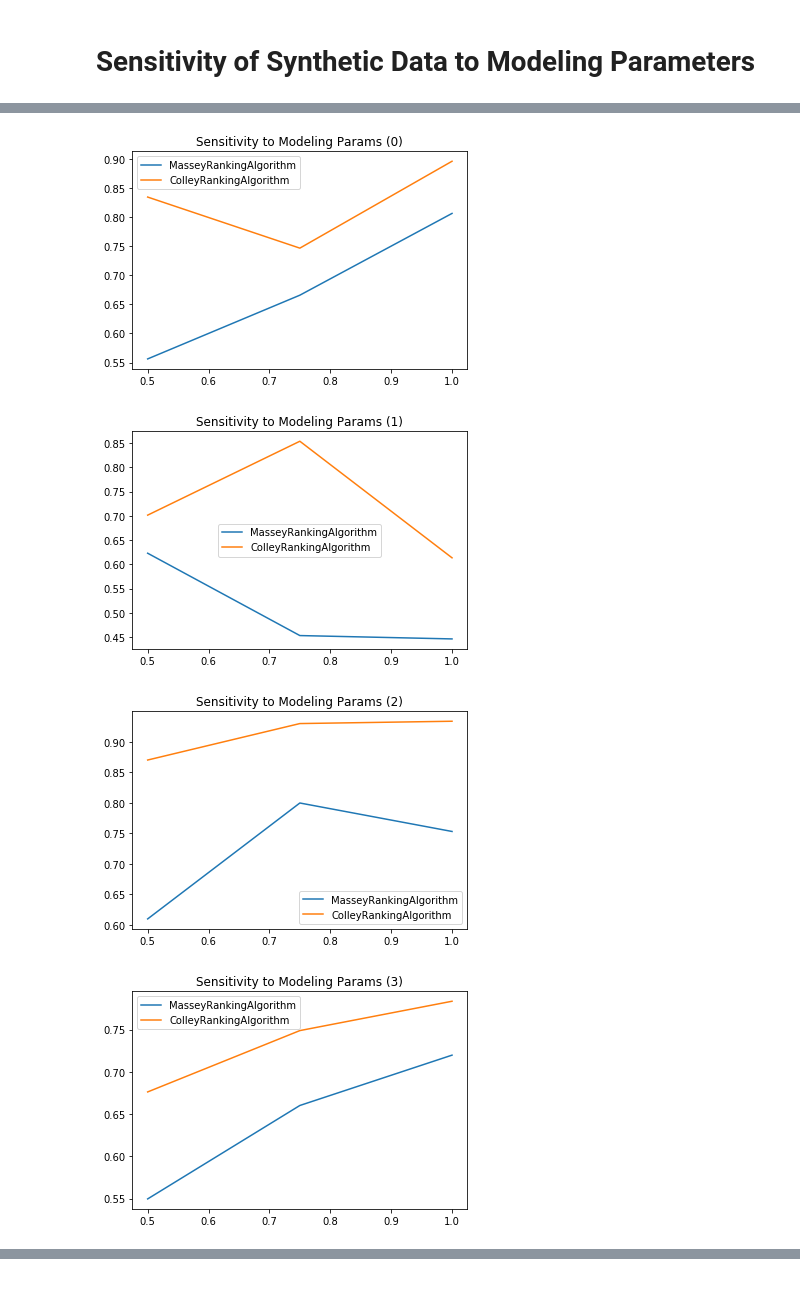
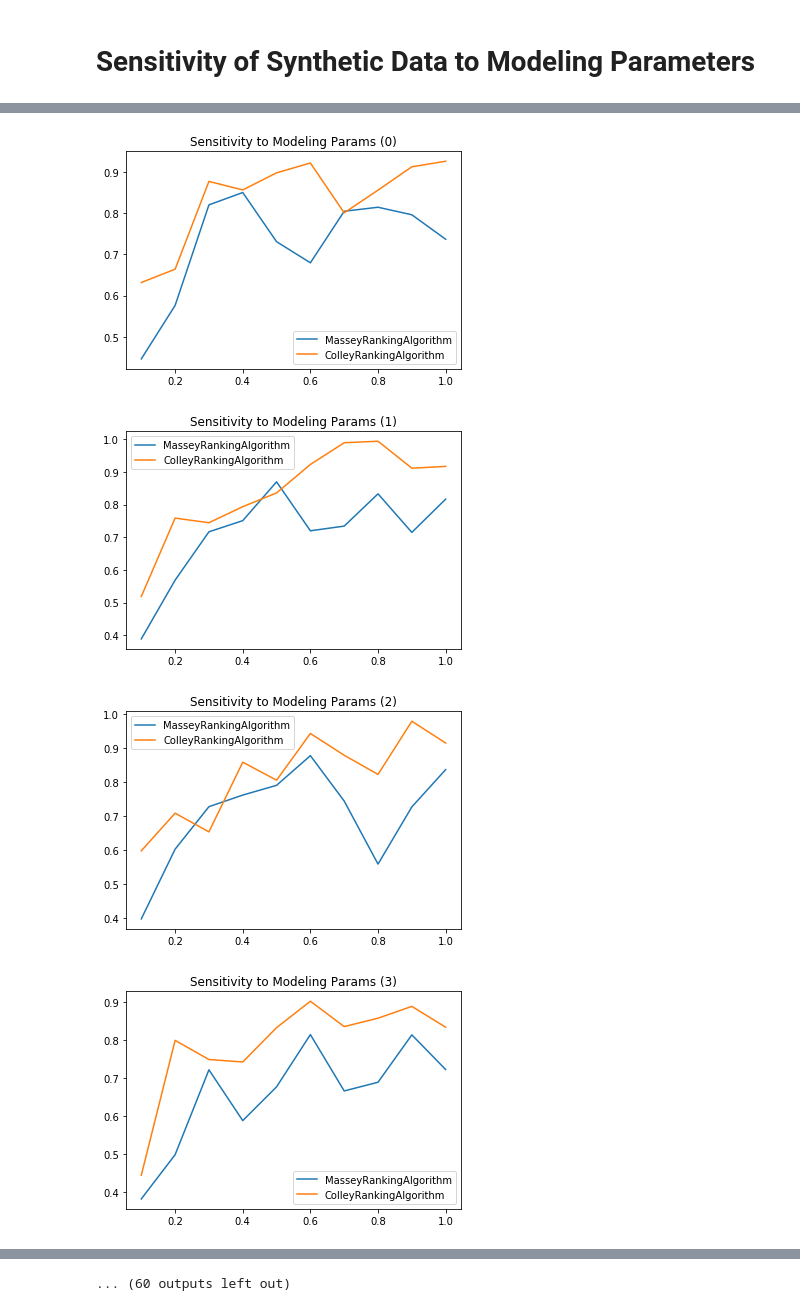
Before and after one commit to IGARDS/sensitivity_study, a Jupyter notebook: experiments/SyntheticDataSensitivityToModelParams.ipynb, the cells around one changed output, grey strips where cells are left out. Saved outputs shown, nothing was run; the diff lists cells and outputs as text; code cells hidden in the pictures.

Commit message:
updated synth data sensitivity to modeling params

```diff
--- a/experiments/SyntheticDataSensitivityToModelParams.ipynb
+++ b/experiments/SyntheticDataSensitivityToModelParams.ipynb
@@ -105,11 +113,11 @@ config = {
     },
     "rankingMethods": [MasseyRankingAlgorithm(), ColleyRankingAlgorithm()],
     "correlationMethod":utilities.kendall_tau,
-    "fracs": [0.5, 0.75, 1.],
+    "fracs": [0.1, 0.2, 0.3, 0.4, 0.5, 0.6, 0.7, 0.8, 0.9, 1.0],
     "n_restarts": 5,
-    "direct_thres": [0, 1, 2],
+    "direct_thres": [0, 1, 2, 5],
     "spread_thres": [0, 1, 2, 3, 4, 5],
-    "weight_indirect": [0.25,0.5,0.75,1],
+    "weight_indirect": [0.0, 0.2, 0.4, 0.6, 0.8, 1.0],
     "raw_filepaths": ["{}/sensitivity_study/data/MarchMadnessDataFrames/march_madness_{}.csv".format(home,yr) for yr in years],
     "model_list": [{"model":DummyRegressor(), "param_grid": {}},
                    {"model":LinearRegression(), "param_grid": {'fit_intercept': [True, False]}}]
@@ -118,7 +126,7 @@ config = {
 if load:
     games = {fp: read_raw_pairwise(fp, config["col_mapping"]) for fp in tqdm(config["raw_filepaths"])}
 # %%
-df = {"fp":[], "frac":[], "method":[], "w":[]}
+df = {"fp":[], "frac":[], "method":[], "w":[], "elo_scale":[]}
 support_matricies = {}
 rankings_by_method = {}
 feature_df_list = []
@@ -127,7 +135,7 @@ feature_df_list = []
 num_matrices = len(games.keys()) * len(config["fracs"]) * len(config["direct_thres"]) \
                * len(config["spread_thres"]) * len(config["weight_indirect"])
 with tqdm(total=num_matrices) as pbar:
-    for fp in games.keys():
+    for elo_scale, fp in zip(scales, games.keys()):
         for frac in config["fracs"]:
             support_matricies[(fp, frac)] = []
             rankings_by_method[(fp, frac)] = {r.__class__.__name__: [] for r in config["rankingMethods"]}
@@ -149,8 +157,14 @@ with tqdm(total=num_matrices) as pbar:
             for methodName, rankings in rankings_by_method[(fp, frac)].items():
                 #df["fp"].append(fp[-8:-4])
                 df["fp"].append(fp)
+                df["elo_scale"].append(elo_scale)
                 df["frac"].append(frac)
                 df["method"].append(methodName)
                 df["w"].append(kendall_w(rankings)[1])
 
 df = pd.DataFrame(df)
+# %%
+df.to_csv("synth_sensitivity_to_modeling_parameters.csv", index=False)
+
+with open("synth_support_mats.pickle","wb") as p_file:
+    pickle.dump(support_matricies, p_file)
@@ -156,0 +175,8 @@ df = pd.DataFrame(df)
+# %%
+load = False
+
+if load:
+    df = pd.read_csv("synth_sensitivity_to_modeling_parameters.csv")
+
+    with open("synth_support_mats.pickle","rb") as p_file:
+        support_matricies = pickle.load(p_file)
@@ -167,13 +198,23 @@ df.groupby(["method"])["w"].mean().plot.bar(figsize=(12,5.5))
 # %%
+# For each season
 for yr in df["fp"].unique():
     for method in df["method"].unique():
         data = df.loc[(df.fp==yr)&(df.method==method), ["frac", "w"]]
         plt.plot(data.frac, data.w, label=method)
     plt.title("Sensitivity to Modeling Params ({})".format(yr))
     plt.legend()
     plt.show()
+
+    # Aggregating seasons
+for method in df["method"].unique():
+    data = df.loc[(df.method==method), ["frac", "w"]].groupby("frac").mean()
+    print(data)
+    plt.plot(data.index, data.w, label=method)
+plt.title("Sensitivity to Modeling Params (all)")
+plt.legend()
+plt.show()
 # %% [output]
-[figure, old version]
+[figure, new version]
-[figure, old version]
+[figure, new version]
-[figure, old version]
+[figure, new version]
-[figure, old version]
+[figure, new version]
@@ -185,0 +229 @@ for yr in df["fp"].unique():
+... (60 outputs left out)
```
Also changed, not shown: parts of 13 cells of this notebook.
